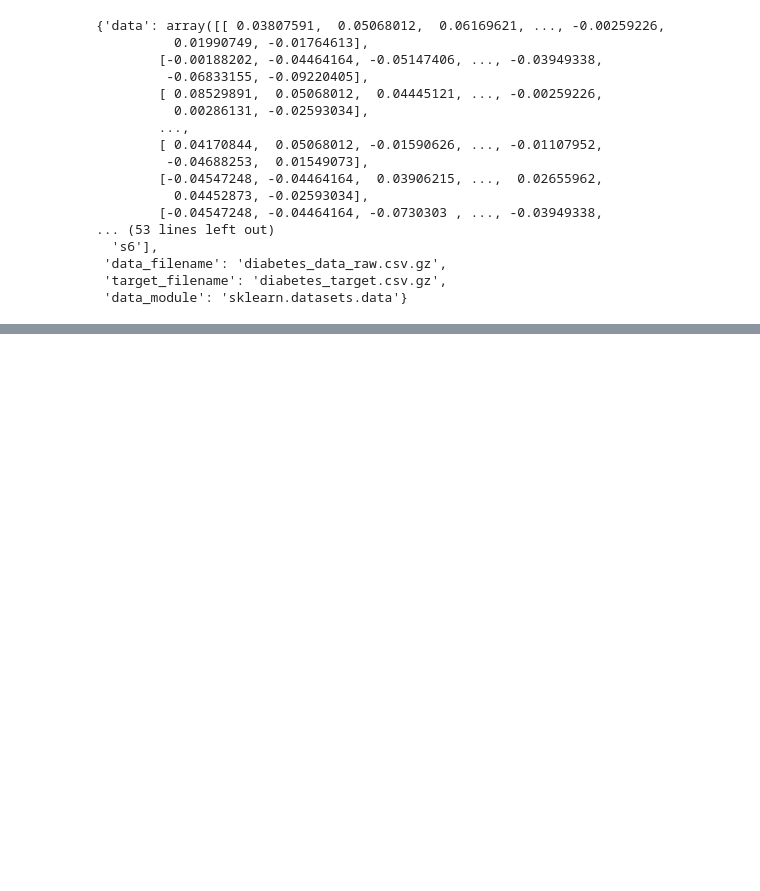
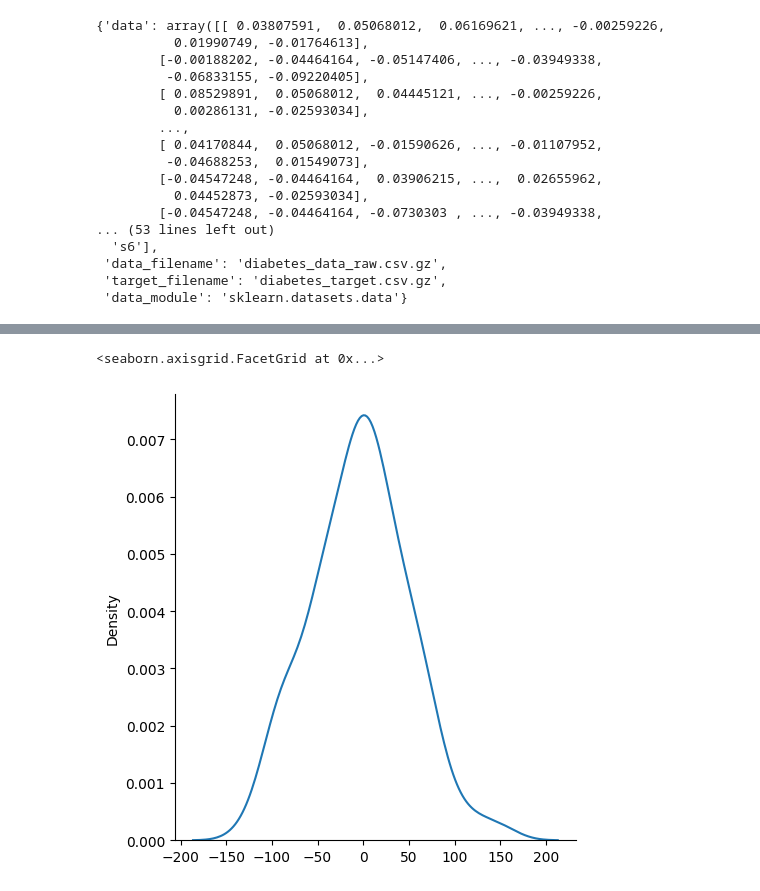
Before and after one commit to LunarByteFlow/Machine-Learning, a Jupyter notebook: LinearRegression.ipynb, the cells around one changed output, grey strips where cells are left out. Cells and saved outputs as stored; diff of their text form; code cells hidden in the pictures; blank space fills up the shorter version.

```diff
--- a/LinearRegression.ipynb
+++ b/LinearRegression.ipynb
@@ -39,0 +33,3 @@ data.head()
+# %%
+X = dataset
+Y = df.target
@@ -39,0 +78,10 @@ data.head()
+# %%
+from sklearn.model_selection import train_test_split
+X_train,X_test,Y_train,Y_test = train_test_split(X,Y,test_size=0.30,random_state = 42)
+# %%
+from sklearn.linear_model import LinearRegression
+# Cross Validation
+from sklearn.model_selection import cross_val_score
+regression = LinearRegression()
+regression.fit(X_train,Y_train)
+mse = cross_val_score(regression,X_train,Y_train,scoring = 'neg_mean_squared_error',cv = 5)
@@ -39,0 +92,3 @@ data.head()
+# %%
+regression_predict = regression.predict(X_test)
+regression_predict
@@ -39,0 +113,8 @@ data.head()
+# %%
+
+
+import seaborn as sns
+sns.displot(regression_predict-Y_test,kind='kde')
+# %% [output]
+<seaborn.axisgrid.FacetGrid at 0x...>
+[figure, added]
```
Also changed, not shown: parts of 6 cells of this notebook.
